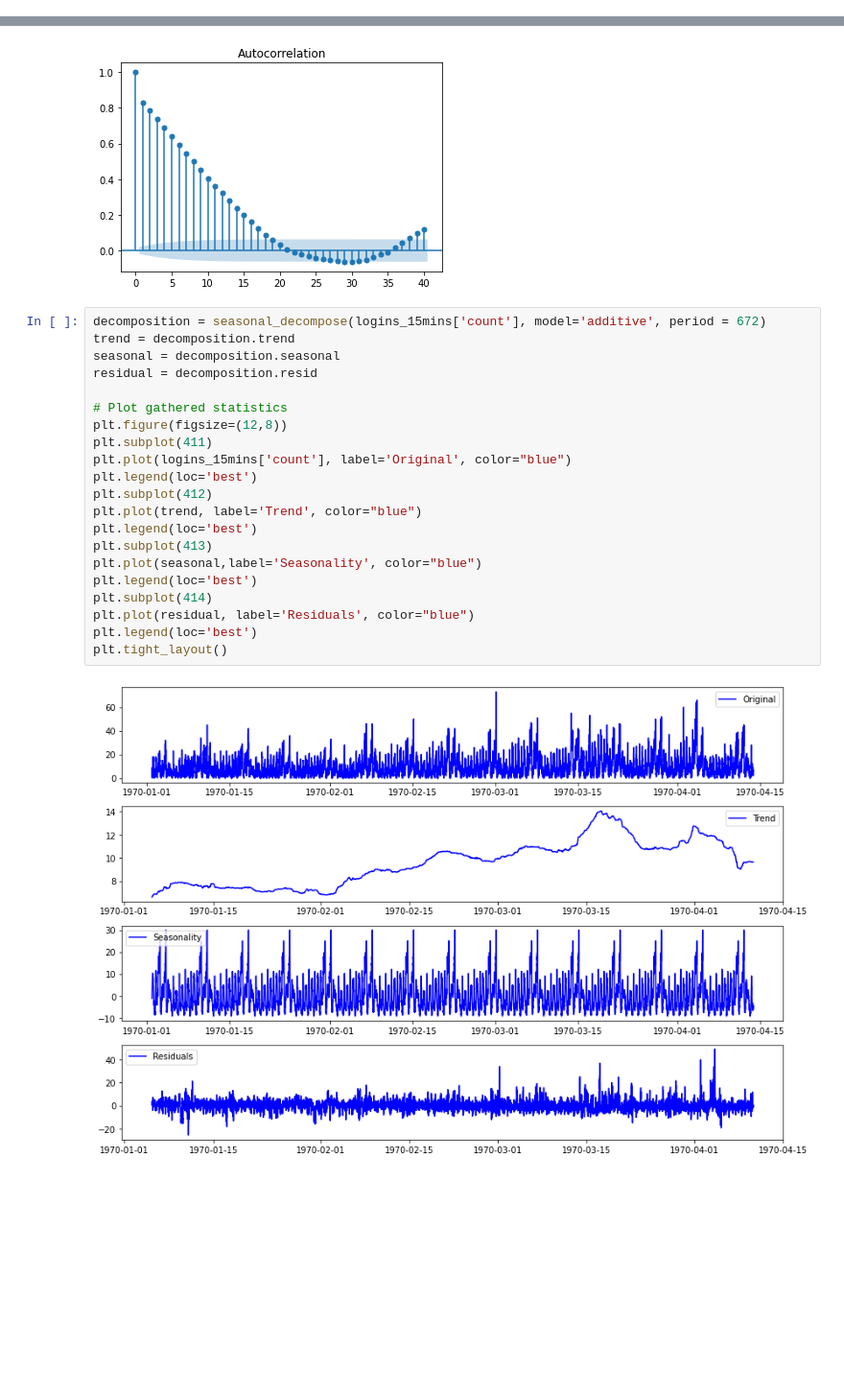
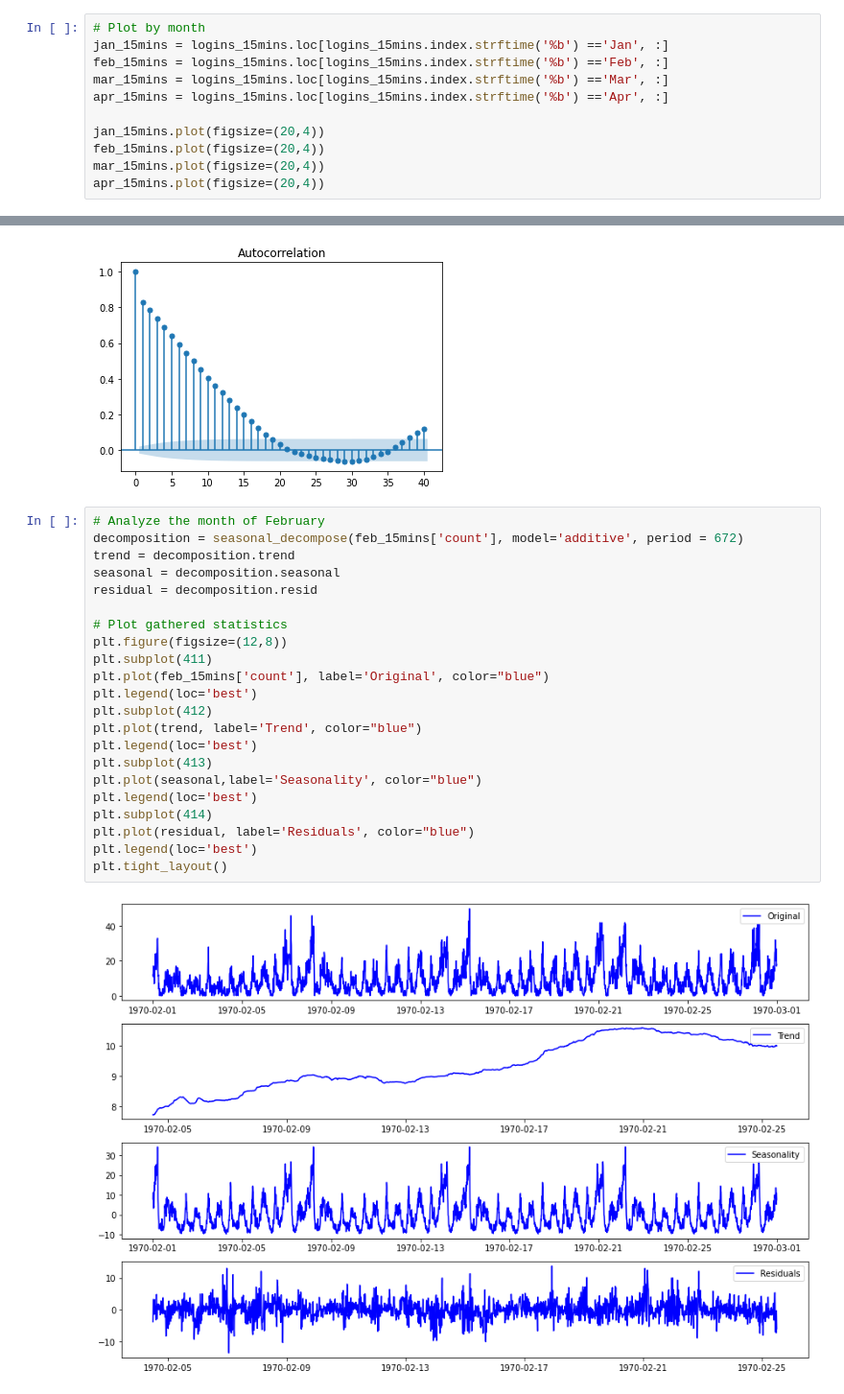
Before and after one commit to szelinghsu/Springboard, a Jupyter notebook: Ultimate Inc. Challenge/ultimate_logins.ipynb, the cells around one changed output, grey strips where cells are left out. Shown: that part at 96% size. Drawn from its saved outputs; the diff is of its cells as text; blank space fills up the shorter version.

```diff
--- a/Ultimate Inc. Challenge/ultimate_logins.ipynb
+++ b/Ultimate Inc. Challenge/ultimate_logins.ipynb
@@ -58,0 +57,11 @@ logins_15mins.plot(figsize=(20,5))
+# %%
+# Plot by month
+jan_15mins = logins_15mins.loc[logins_15mins.index.strftime('%b') =='Jan', :]
+feb_15mins = logins_15mins.loc[logins_15mins.index.strftime('%b') =='Feb', :]
+mar_15mins = logins_15mins.loc[logins_15mins.index.strftime('%b') =='Mar', :]
+apr_15mins = logins_15mins.loc[logins_15mins.index.strftime('%b') =='Apr', :]
+
+jan_15mins.plot(figsize=(20,4))
+feb_15mins.plot(figsize=(20,4))
+mar_15mins.plot(figsize=(20,4))
+apr_15mins.plot(figsize=(20,4))
@@ -73,25 +88,26 @@ plt.show()
 # %% [output]
 [figure]
 # %%
-decomposition = seasonal_decompose(logins_15mins['count'], model='additive', period = 672)
+# Analyze the month of February
+decomposition = seasonal_decompose(feb_15mins['count'], model='additive', period = 672)
 trend = decomposition.trend
 seasonal = decomposition.seasonal
 residual = decomposition.resid
 
 # Plot gathered statistics
 plt.figure(figsize=(12,8))
 plt.subplot(411)
-plt.plot(logins_15mins['count'], label='Original', color="blue")
+plt.plot(feb_15mins['count'], label='Original', color="blue")
 plt.legend(loc='best')
 plt.subplot(412)
 plt.plot(trend, label='Trend', color="blue")
 plt.legend(loc='best')
 plt.subplot(413)
 plt.plot(seasonal,label='Seasonality', color="blue")
 plt.legend(loc='best')
 plt.subplot(414)
 plt.plot(residual, label='Residuals', color="blue")
 plt.legend(loc='best')
 plt.tight_layout()
 # %% [output]
-[figure, old version]
+[figure, new version]
```
Also changed, not shown: parts of 10 cells of this notebook.
